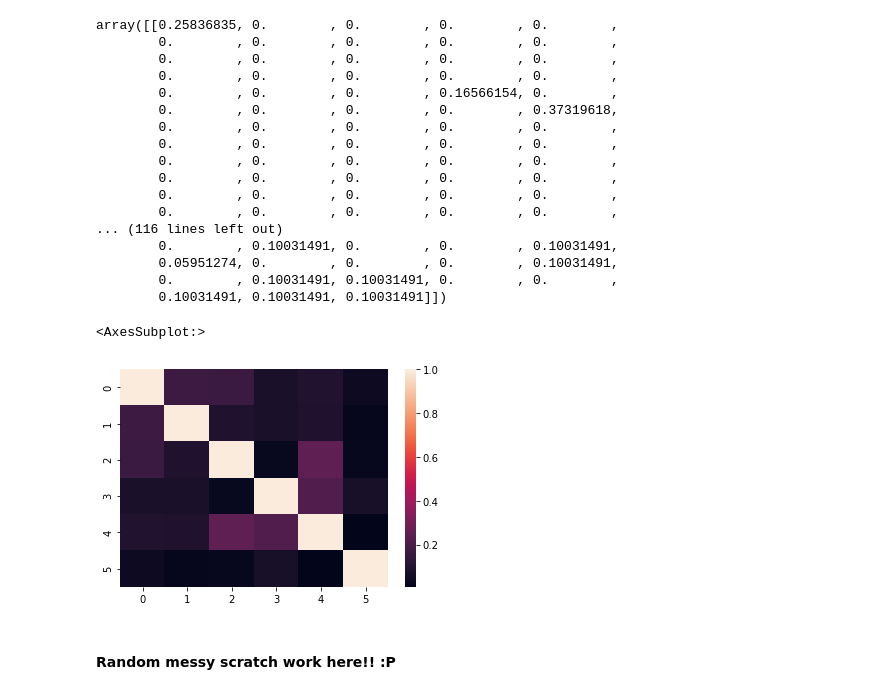
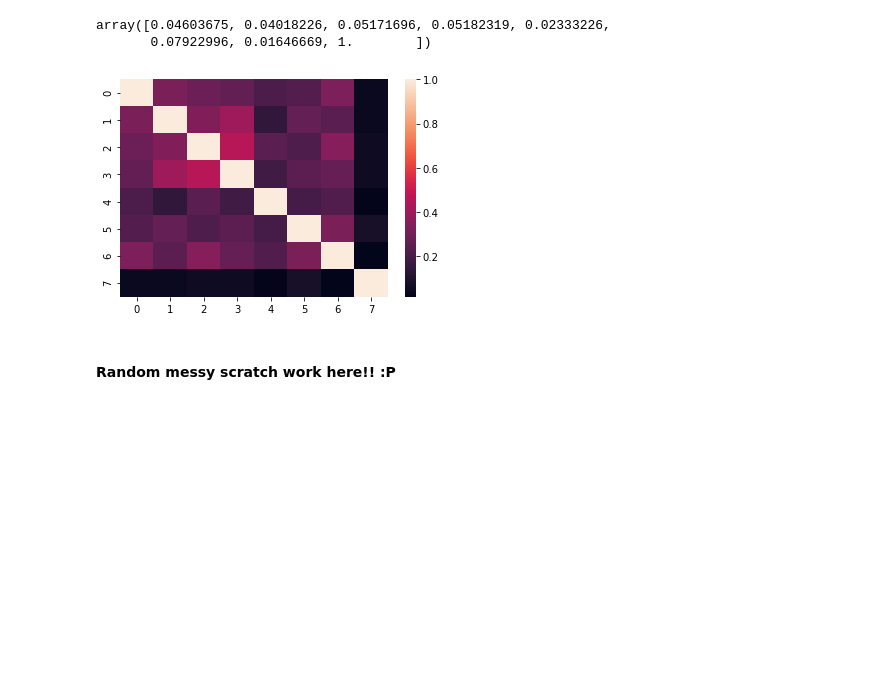
Before and after one commit to kjar0/516X-Final, a Jupyter notebook: ABE_comp_job.ipynb, the cells around one changed output. Cells and saved outputs as stored; diff of their text form; code cells hidden in the pictures; blank space fills up the shorter version.

Commit message:
updated with a few heatmaps, looking at 25 key terms from job postings

```diff
--- a/ABE_comp_job.ipynb
+++ b/ABE_comp_job.ipynb
@@ -91,40 +90,0 @@ abe_joblist
-# %%
-## ***************************
-# huge thank you to Ryan Jeon for developing the base of this indeed text scraping code
-# see supplemental information for the source code created by him, it has been modified slightly for this application
-from bs4 import BeautifulSoup
-import requests
-
-headers = {'User-Agent': "Mozilla/5.0 (Windows NT 10.0; Win64; x64) AppleWebKit/537.36 (KHTML, like Gecko) Chrome/70.0.3538.77 Safari/537.36"}
-df = pd.DataFrame(columns = ["Job_Titles"])
-df2 = pd.DataFrame(columns = ["Company"])
-df3 = pd.DataFrame(columns = ["URL"])
-
-
-r = requests.get('https://www.indeed.com/jobs?q=agricultural%20engineer&start=10'.format(0), headers = headers)
-soup = BeautifulSoup(r.text, 'html.parser')
-titles = soup.select("h2 span")
-# select all span tags under the umbrella of h2 tags
-companies = soup.find_all(class_ = "companyName")
-URLs = soup.find_all('a', attrs = {'class' : 'tapItem'})
-
-for title in titles:
-    titles_list = title.text
-    # the gotcha here is that there are "news" scattered so we have to remove those first before concatenating our data
-    df.loc[len(df.index)] = [titles_list]
-    df = df[df.Job_Titles != "new"]
-
-for company in companies:
-    company_list = company.text
-    df2.loc[len(df2.index)] = [company_list]
-
-for URL in URLs:
-    base = 'http://www.indeed.com'
-    link = URL.attrs['href']
-    new_URL = base + link
-    df3.loc[len(df3.index)] = [new_URL]
-
-indeed = pd.concat([df, df2, df3], axis=1, join='inner')
-display(df)
-display(indeed)
-## *************** end of code edited from Ryan Jeon's amazing work! :)
@@ -267,7 +194,7 @@ def major_comp(joblist):
         # creating dictionary of top skills
         df = pd.DataFrame(eval_job.T.toarray(), index=fname)
         job_avg = df.mean(axis=1)
-        job_avg = pd.DataFrame(job_avg.sort_values(ascending=False).nlargest(10))
+        job_avg = pd.DataFrame(job_avg.sort_values(ascending=False).nlargest(25))
         job_avg.index.name = 'Skill'
         job_avg.reset_index(inplace=True)
         dfs[job] = pd.DataFrame(job_avg['Skill'])
@@ -348,28 +305,12 @@ job_avg
 # %%
-import seaborn as sns
 vec = jtransformed.toarray()
 csim = cosine_similarity(vec)
 sns.heatmap(csim)
+display(csim[7])
 # %% [output]
-array([[0.25836835, 0.        , 0.        , 0.        , 0.        ,
-        0.        , 0.        , 0.        , 0.        , 0.        ,
-        0.        , 0.        , 0.        , 0.        , 0.        ,
-        0.        , 0.        , 0.        , 0.        , 0.        ,
-        0.        , 0.        , 0.        , 0.16566154, 0.        ,
-        0.        , 0.        , 0.        , 0.        , 0.37319618,
-        0.        , 0.        , 0.        , 0.        , 0.        ,
-        0.        , 0.        , 0.        , 0.        , 0.        ,
-        0.        , 0.        , 0.        , 0.        , 0.        ,
-        0.        , 0.        , 0.        , 0.        , 0.        ,
-        0.        , 0.        , 0.        , 0.        , 0.        ,
-        0.        , 0.        , 0.        , 0.        , 0.        ,
-... (116 lines left out)
-        0.        , 0.10031491, 0.        , 0.        , 0.10031491,
-        0.05951274, 0.        , 0.        , 0.        , 0.10031491,
-        0.        , 0.10031491, 0.10031491, 0.        , 0.        ,
-        0.10031491, 0.10031491, 0.10031491]])
+array([0.04603675, 0.04018226, 0.05171696, 0.05182319, 0.02333226,
+       0.07922996, 0.01646669, 1.        ])
-<AxesSubplot:>
-[figure, old version]
+[figure, new version]
 # %% [markdown]
 #### Random messy scratch work here!! :P
 # %%
```
Also changed, not shown: parts of 11 cells of this notebook.
